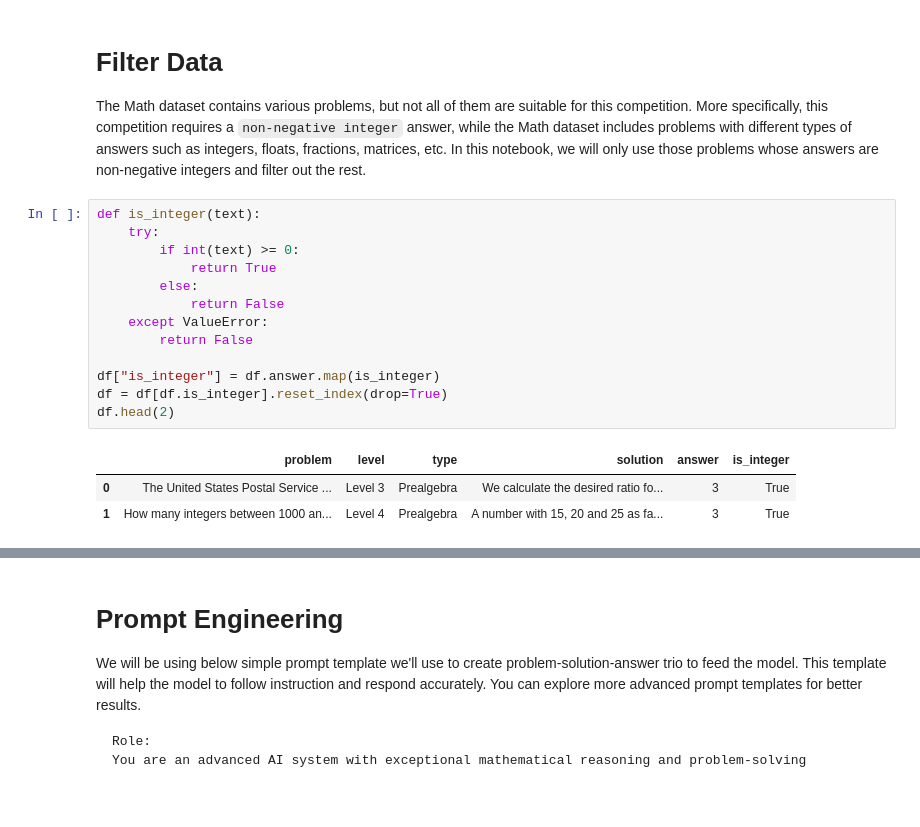
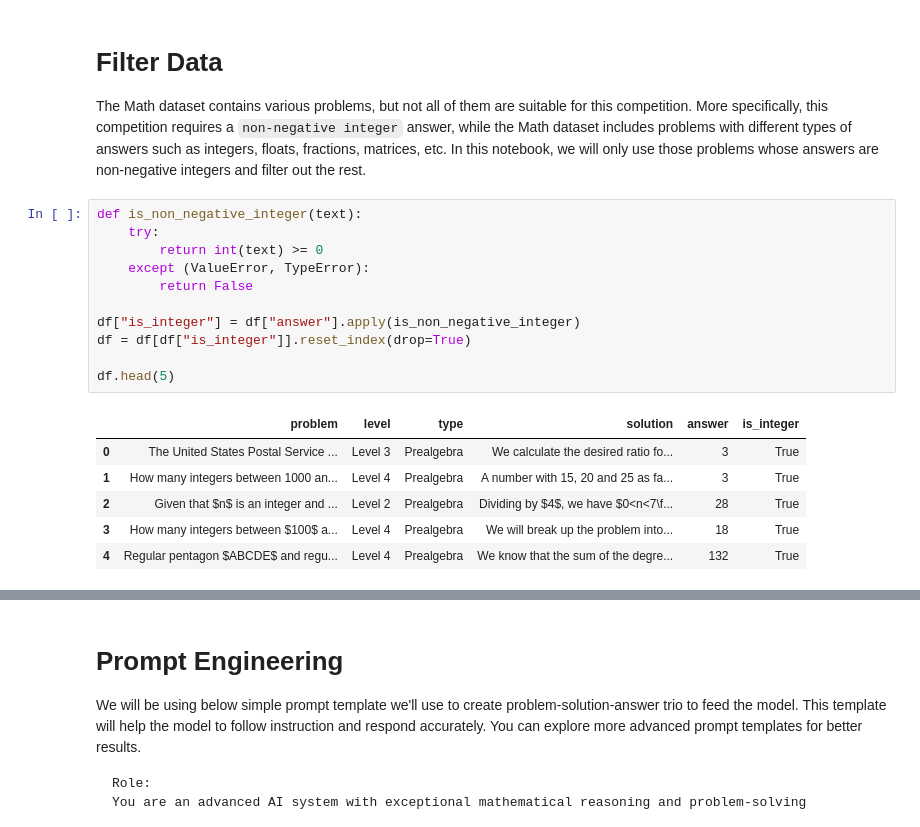
Before and after one commit to Data-Sales-Service/kaggle-work, a Jupyter notebook: aimo-kerasnlp-starter.ipynb, the cells around one changed output, grey strips where cells are left out. Drawn from its saved outputs; the diff is of its cells as text; blank space fills up the shorter version.

```diff
--- a/aimo-kerasnlp-starter.ipynb
+++ b/aimo-kerasnlp-starter.ipynb
@@ -94,19 +94,20 @@ df.head(2)
 
 The Math dataset contains various problems, but not all of them are suitable for this competition. More specifically, this competition requires a `non-negative integer` answer, while the Math dataset includes problems with different types of answers such as integers, floats, fractions, matrices, etc. In this notebook, we will only use those problems whose answers are non-negative integers and filter out the rest.
 # %%
-def is_integer(text):
+def is_non_negative_integer(text):
     try:
-        if int(text) >= 0:
-            return True
-        else:
-            return False
-    except ValueError:
+        return int(text) >= 0
+    except (ValueError, TypeError):
         return False
 
-df["is_integer"] = df.answer.map(is_integer)
-df = df[df.is_integer].reset_index(drop=True)
-df.head(2)
+df["is_integer"] = df["answer"].apply(is_non_negative_integer)
+df = df[df["is_integer"]].reset_index(drop=True)
+
+df.head(5)
 # %% [output]
 |  | problem | level | type | solution | answer | is_integer |
 | 0 | The United States Postal Service ... | Level 3 | Prealgebra | We calculate the desired ratio fo... | 3 | True |
 | 1 | How many integers between 1000 an... | Level 4 | Prealgebra | A number with 15, 20 and 25 as fa... | 3 | True |
+| 2 | Given that $n$ is an integer and ... | Level 2 | Prealgebra | Dividing by $4$, we have $0<n<7\f... | 28 | True |
+| 3 | How many integers between $100$ a... | Level 4 | Prealgebra | We will break up the problem into... | 18 | True |
+| 4 | Regular pentagon $ABCDE$ and regu... | Level 4 | Prealgebra | We know that the sum of the degre... | 132 | True |
```
Also changed, not shown: parts of 8 cells of this notebook.
